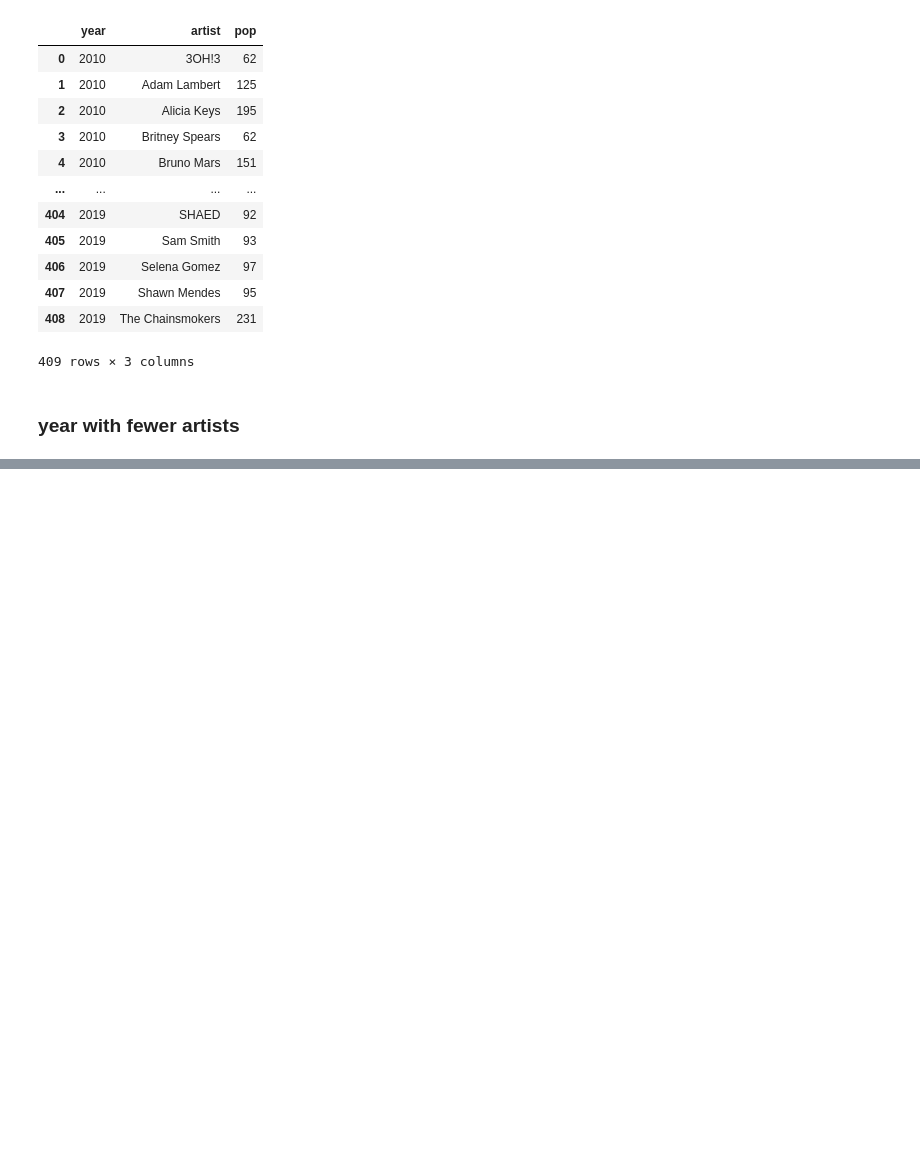
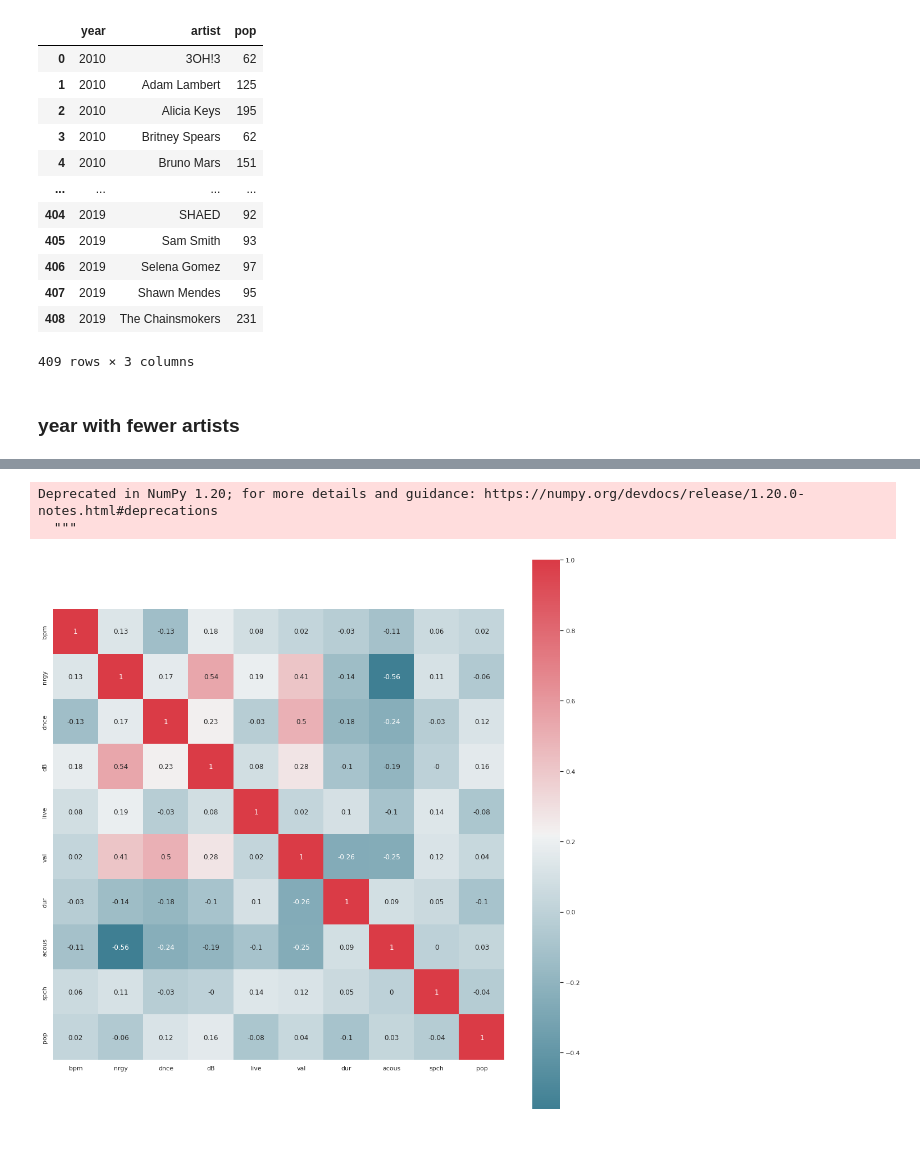
Before and after one commit to ADRIANVM117/proyectos_propios, a Jupyter notebook: mini_proyectos/spotify_advm/spotify_advm.ipynb, the cells around one changed output, grey strips where cells are left out. Cells and saved outputs as stored; diff of their text form; code cells hidden in the pictures; blank space fills up the shorter version.

```diff
--- a/mini_proyectos/spotify_advm/spotify_advm.ipynb
+++ b/mini_proyectos/spotify_advm/spotify_advm.ipynb
@@ -351,0 +443,14 @@ z
+# %%
+correlacion = df.iloc[:,4:14].corr()
+correlacion = correlacion.round(2)
+
+f, ax = plt.subplots(figsize = (18,18))
+temp = sns.heatmap(correlacion, mask = np.zeros_like(correlacion, dtype = np.bool),
+                   cmap = sns.diverging_palette(220, 10, as_cmap = True),
+                   square = True, ax = ax, annot = True)
+# %% [output]
+Deprecated in NumPy 1.20; for more details and guidance: https://numpy.org/devdocs/release/1.20.0-notes.html#deprecations
+  """
+[figure, added]
+# %% [markdown]
+<b>  </b>
```
Also changed, not shown: parts of 20 cells of this notebook.
